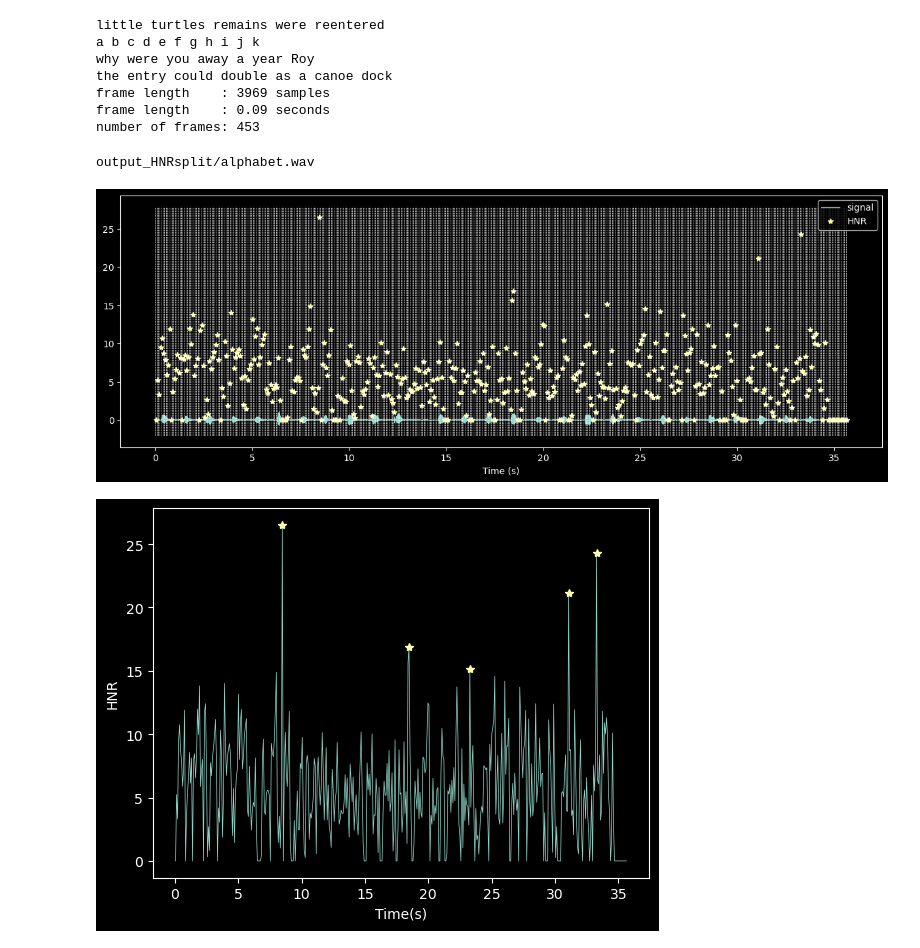
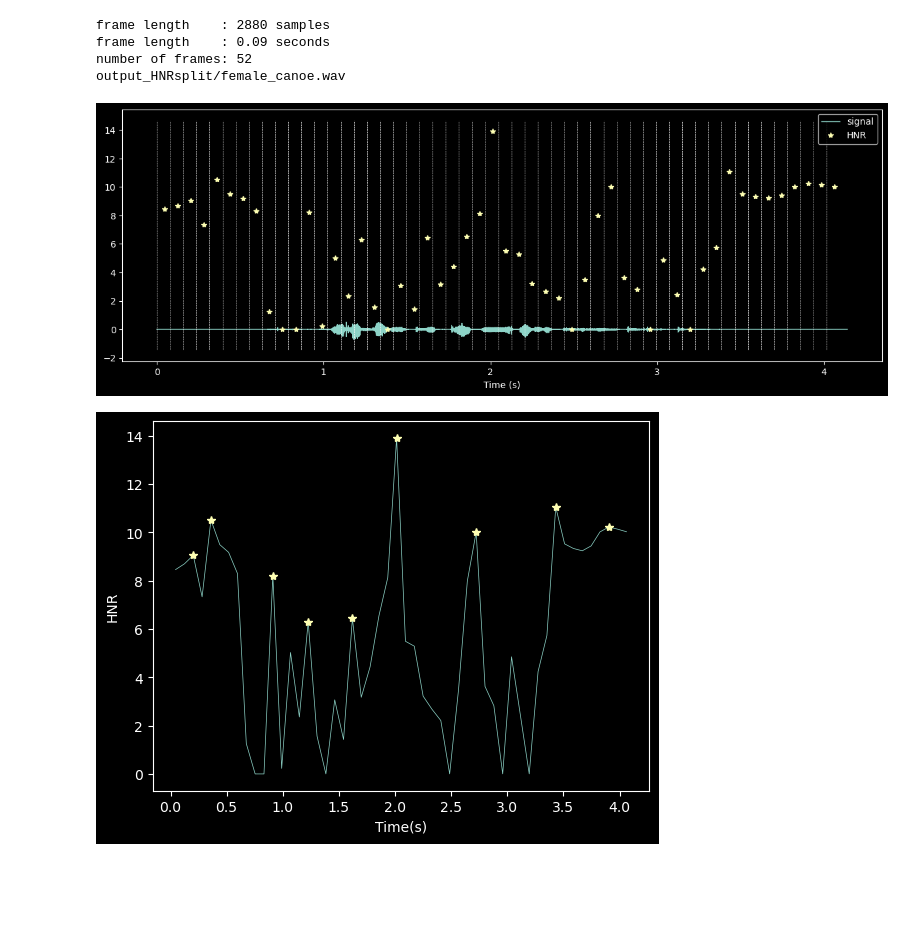
Before and after one commit to TobiasBjork/VowelProject, a Jupyter notebook: more_test_HNR.ipynb, the cells around one changed output. Saved outputs shown, nothing was run; the diff lists cells and outputs as text; code cells hidden in the pictures; blank space fills up the shorter version.

```diff
--- a/more_test_HNR.ipynb
+++ b/more_test_HNR.ipynb
@@ -46,11 +46,11 @@ def readAudio(path, filename, cutoff):
     audio, Fs = lib.load(path, sr = None)
     path = os.path.join("wav_examples/",filename)
     wavfile.write(path, int(Fs), wavScaler(audio))
-    speechToText(path)
+    #speechToText(path)
     filtered = filterAudio(audio, Fs, cutoff)
     return filtered, Fs
 
-def filterAudio(audio, Fs, cutoffs):
+def filterAudio(audio, Fs, cutoff):
     sos = signal.butter(4, cutoff, btype = 'high', analog = False, output='sos', fs = Fs)
     filtered = signal.sosfilt(sos,audio)
     return filtered
@@ -72,41 +72,37 @@ def plotPeaks(audio, frame_center, frames_start, hnr_frames, peaks_prop, peaks,
     plt.plot(frame_center, hnr_frames, "*", label="HNR")
     ymin, ymax = plt.ylim()
     plt.vlines(tt[frames_start], ymin, ymax, linestyles="dashed")
     # plt.xlim(0,1.5)
     plt.legend()
     plt.show()
 
     #print(peaks_prop.keys())
     plt.figure()
     plt.plot(frame_center, hnr_frames)
 
     # mark peaks
     plt.plot(frame_center[peaks], peaks_prop["peak_heights"], "*")
     plt.xlabel("Time(s)")
     plt.ylabel("HNR")
     plt.show()
 
 filename = ["female_turtles.wav", "alphabet.wav", "roy.wav", "female_canoe.wav"]
 turtles, sr_turt = readAudio("wav_examples/female_turtles.wav", filename[0], 50)
 alphabet, sr_alph = readAudio("wav_examples/Alphabet.wav", filename[1], 50)
-roy, sr_roy = readAudio("roy.wav", filename[2], 50)
+roy, sr_roy = readAudio("wav_examples/roy.wav", filename[2], 50)
 canoe, sr_canoe = readAudio("mp3_examples/female_canoe_dock.mp3", filename[3], 50)
 
 audio = [turtles, alphabet, roy, canoe]
 Fs = [sr_turt, sr_alph, sr_roy, sr_canoe]
 h = [10, 15, 10, 6]
 
-for i in range(1,2):
+for i in range(3,4):
     frames_center, frames_start, hnr_frames, peaks_prop, peaks, tt = HNR_peaks(audio[i], Fs[i], h[i], filename[i])
     plotPeaks(audio[i], frames_center, frames_start, hnr_frames, peaks_prop, peaks, tt)
 # %% [output]
-little turtles remains were reentered
-a b c d e f g h i j k
-why were you away a year Roy
-the entry could double as a canoe dock
-frame length    : 3969 samples
+frame length    : 2880 samples
 frame length    : 0.09 seconds
-number of frames: 453
+number of frames: 52
+output_HNRsplit/female_canoe.wav
-output_HNRsplit/alphabet.wav
-[figure, old version]
+[figure, new version]
-[figure, old version]
+[figure, new version]
```
Also changed, not shown: parts of 1 cell of this notebook, 6 other files.
